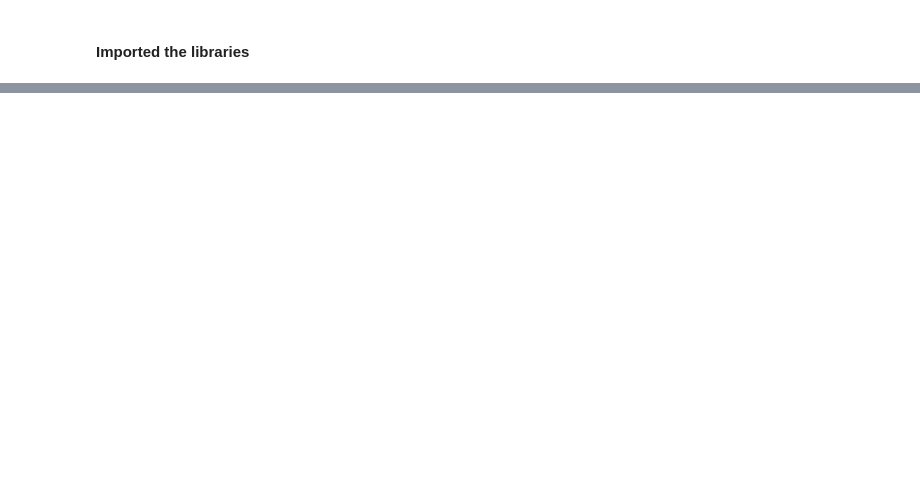
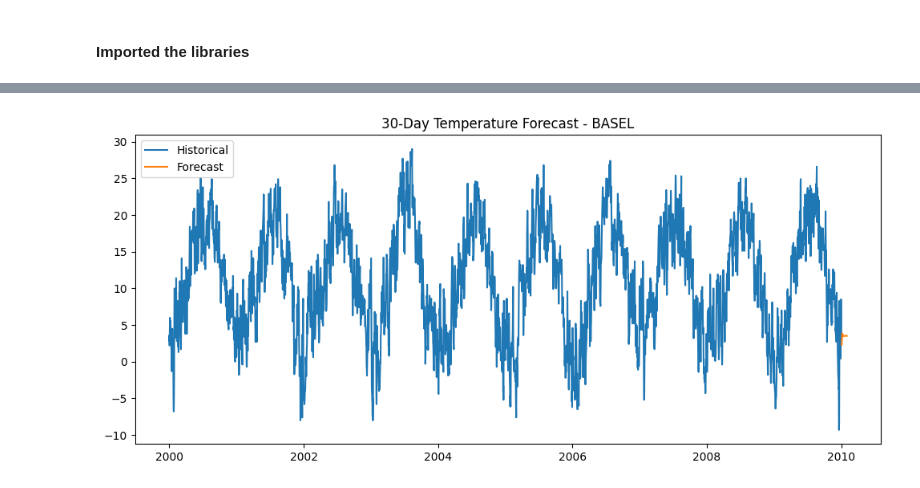
Before and after one commit to codERSunny812/python-learning, a Jupyter notebook: LP_3 Practicals/Assignment_2.ipynb, the cells around one changed output, grey strips where cells are left out. Saved outputs shown, nothing was run; the diff lists cells and outputs as text; code cells hidden in the pictures; blank space fills up the shorter version.

```diff
--- a/LP_3 Practicals/Assignment_2.ipynb
+++ b/LP_3 Practicals/Assignment_2.ipynb
@@ -142,0 +151,18 @@ plt.show()
+# %%
+# forcasting using arima
+
+model = ARIMA(city_tmp,order=(5,1,0))
+model_fit = model.fit()
+
+forcast = model_fit.forecast(steps=30)
+
+future_date = pd.date_range(start=city_temp.index[-1],periods=31,freq='D')[1:]
+
+plt.figure(figsize=(12,5))
+plt.plot(city_temp, label="Historical")
+plt.plot(future_dates, forecast, label="Forecast")
+plt.legend()
+plt.title("30-Day Temperature Forecast - BASEL")
+plt.show()
+# %% [output]
+[figure, added]
```
Also changed, not shown: parts of 29 cells of this notebook, 1 other file.
